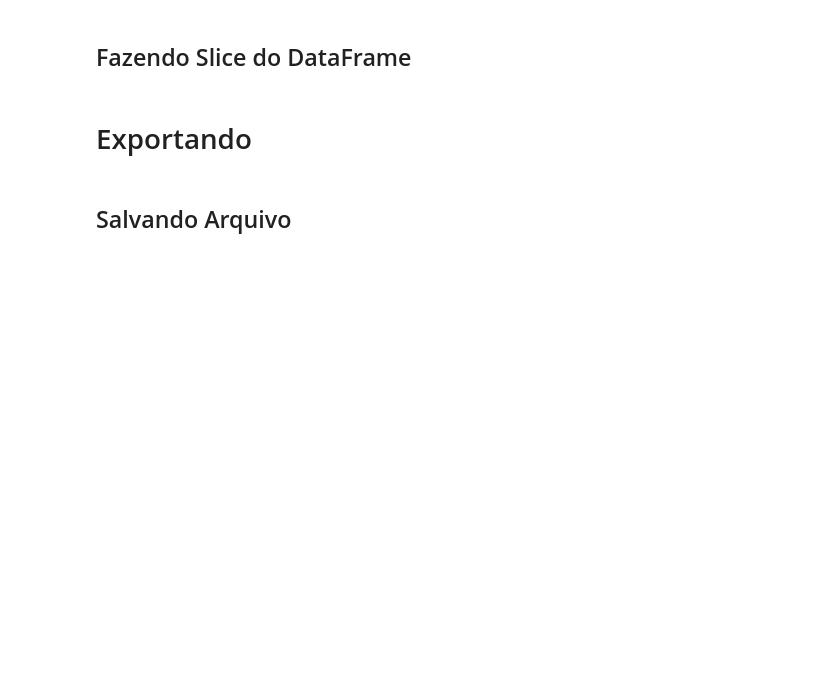
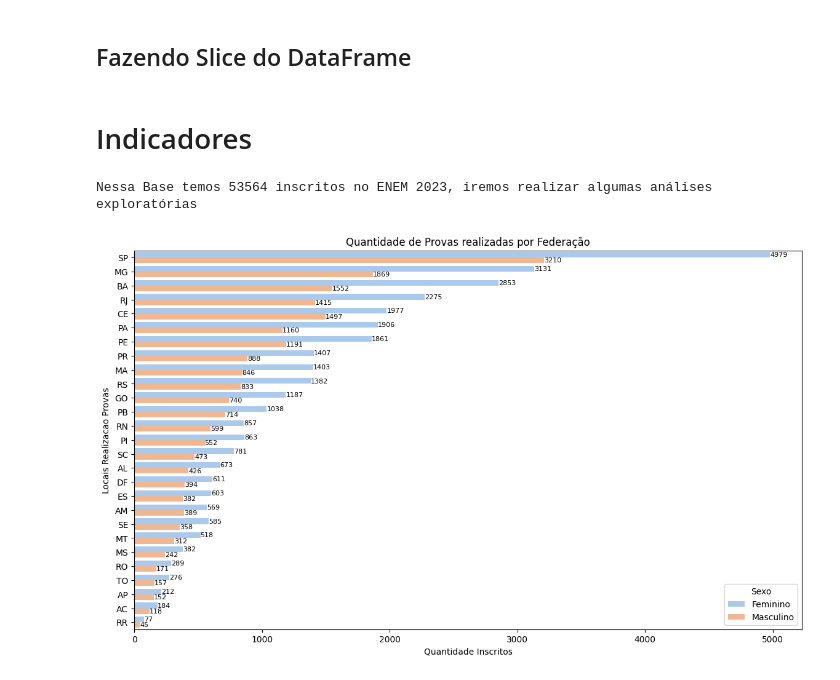
Before and after one commit to Leo-Brasil/ENEM, a Jupyter notebook: microdados.ipynb, the cells around one changed output. Saved outputs shown, nothing was run; the diff lists cells and outputs as text; code cells hidden in the pictures; blank space fills up the shorter version.

Commit message:
adicao de indicadores visuais com matplotlib e seaborn para analise de dados do ENEM 2023

```diff
--- a/microdados.ipynb
+++ b/microdados.ipynb
@@ -153,7 +155,3 @@ frac = 0.02
 amostra = df.groupby(["Sexo", "Sigla Federacao Prova"], group_keys=False).apply(
     lambda x: x.sample(frac=frac, random_state=42)
 ).reset_index(drop=True)
-# %% [markdown]
-# Exportando
-# %% [markdown]
-## Salvando Arquivo
@@ -162,0 +158,20 @@ amostra.to_csv("dados_reduzidos.csv", index=False, encoding="latin1", sep=";")
+# %% [markdown]
+# Indicadores
+# %%
+quantidade = len(amostra)
+
+print(f'Nessa Base temos {quantidade} inscritos no ENEM 2023, iremos realizar algumas análises exploratórias')
+# %% [output]
+Nessa Base temos 53564 inscritos no ENEM 2023, iremos realizar algumas análises exploratórias
+# %%
+ordem = amostra['Sigla Federacao Prova'].value_counts().index.tolist()
+plt.figure(figsize= (14,8))
+contagem_estado = sns.countplot(amostra,y='Sigla Federacao Prova', palette='pastel', hue = 'Sexo', order = ordem)
+contagem_estado.set_xlabel('Quantidade Inscritos')
+contagem_estado.set_ylabel('Locais Realizacao Provas')
+for container in contagem_estado.containers:
+    contagem_estado.bar_label(container, fmt = '%d', fontsize = 8)
+contagem_estado.set_title ('Quantidade de Provas realizadas por Federação')
+plt.show()
+# %% [output]
+[figure, added]
```
Also changed, not shown: parts of 4 cells of this notebook.
